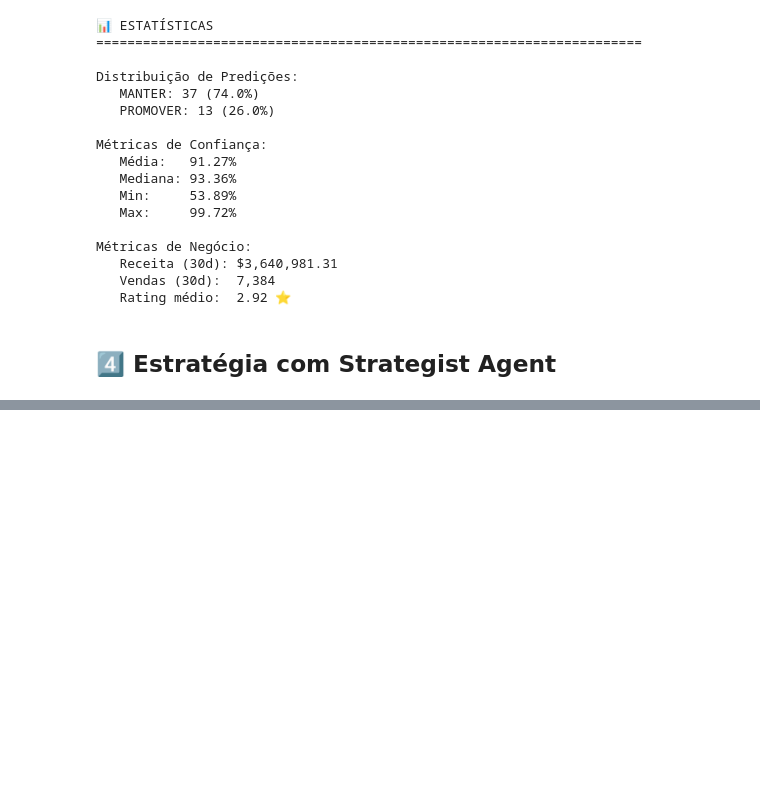
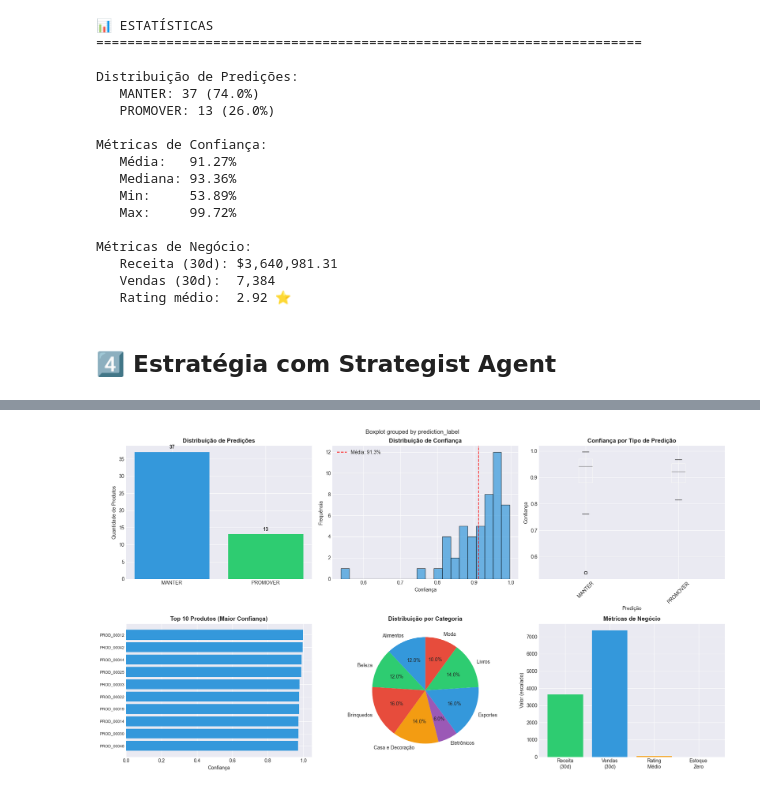
Before and after one commit to zemarchezi/nexocommerce-ml-agents, a Jupyter notebook: notebooks/03_multi_agent_demo.ipynb, the cells around one changed output, grey strips where cells are left out. Drawn from its saved outputs; the diff is of its cells as text; code cells hidden in the pictures; blank space fills up the shorter version.

```diff
--- a/notebooks/03_multi_agent_demo.ipynb
+++ b/notebooks/03_multi_agent_demo.ipynb
@@ -306,10 +263,0 @@ KeyError: 'recommendations'
-# %%
-# Visualizar ações prioritárias
-print("\n🚨 AÇÕES PRIORITÁRIAS")
-print("="*70)
-
-for i, action in enumerate(strategist_results['priority_actions'], 1):
-    print(f"\n{i}. [{action['priority']}] {action['action']}")
-    print(f"   Produtos: {action.get('count', 'N/A')}")
-    print(f"   Impacto: {action['expected_impact']}")
-    print(f"   Prazo: {action.get('deadline', 'N/A')}")
@@ -441,0 +324,72 @@ print("="*70)
+# %%
+predictions_df = pd.DataFrame(analyst_results['predictions'])
+
+fig, axes = plt.subplots(2, 3, figsize=(18, 10))
+fig.suptitle('📊 Análise de Predições do Ciclo de Vida dos Produtos',
+             fontsize=16, fontweight='bold')
+
+# 1. Distribuição de Predições
+ax1 = axes[0, 0]
+pred_dist = stats['predictions_distribution']
+colors = {'PROMOVER': '#2ecc71', 'MANTER': '#3498db', 'DESCONTINUAR': '#e74c3c'}
+ax1.bar(pred_dist.keys(), pred_dist.values(),
+        color=[colors.get(k, '#95a5a6') for k in pred_dist.keys()])
+ax1.set_title('Distribuição de Predições', fontweight='bold')
+ax1.set_ylabel('Quantidade de Produtos')
+for i, (k, v) in enumerate(pred_dist.items()):
+    ax1.text(i, v + 1, str(v), ha='center', fontweight='bold')
+
+# 2. Distribuição de Confiança
+ax2 = axes[0, 1]
+ax2.hist(predictions_df['confidence'], bins=20, color='#3498db', alpha=0.7, edgecolor='black')
+ax2.axvline(conf_metrics['mean'], color='red', linestyle='--',
+            label=f"Média: {conf_metrics['mean']*100:.1f}%")
+ax2.set_title('Distribuição de Confiança', fontweight='bold')
+ax2.set_xlabel('Confiança')
+ax2.set_ylabel('Frequência')
+ax2.legend()
+
+# 3. Confiança por Predição
+ax3 = axes[0, 2]
+predictions_df.boxplot(column='confidence', by='prediction_label', ax=ax3)
+ax3.set_title('Confiança por Tipo de Predição', fontweight='bold')
+ax3.set_xlabel('Predição')
+ax3.set_ylabel('Confiança')
+plt.sca(ax3)
+plt.xticks(rotation=45)
+
+# 4. Top 10 Produtos por Confiança
+ax4 = axes[1, 0]
+top_10 = predictions_df.nlargest(10, 'confidence')
+ax4.barh(range(len(top_10)), top_10['confidence'],
+         color=[colors.get(label, '#95a5a6') for label in top_10['prediction_label']])
+ax4.set_yticks(range(len(top_10)))
+ax4.set_yticklabels(top_10['product_id'], fontsize=8)
+ax4.set_title('Top 10 Produtos (Maior Confiança)', fontweight='bold')
+ax4.set_xlabel('Confiança')
+ax4.invert_yaxis()
+
+# 5. Distribuição por Categoria
+ax5 = axes[1, 1]
+category_counts = stats['category_breakdown']
+ax5.pie(category_counts.values(), labels=category_counts.keys(), autopct='%1.1f%%',
+        startangle=90, colors=['#3498db', '#2ecc71', '#e74c3c', '#f39c12', '#9b59b6'])
+ax5.set_title('Distribuição por Categoria', fontweight='bold')
+
+# 6. Métricas de Negócio
+ax6 = axes[1, 2]
+metrics_labels = ['Receita\n(30d)', 'Vendas\n(30d)', 'Rating\nMédio', 'Estoque\nZero']
+metrics_values = [
+    biz_metrics['total_revenue_last_30d'] / 1000,  # em milhares
+    biz_metrics['total_sales_last_30d'],
+    biz_metrics['average_rating'] * 20,  # escalar para visualização
+    biz_metrics['products_out_of_stock'] * 10  # escalar para visualização
+]
+bars = ax6.bar(metrics_labels, metrics_values, color=['#2ecc71', '#3498db', '#f39c12', '#e74c3c'])
+ax6.set_title('Métricas de Negócio', fontweight='bold')
+ax6.set_ylabel('Valor (escalado)')
+
+plt.tight_layout()
+plt.show()
+# %% [output]
+[figure, added]
```
Also changed, not shown: parts of 13 cells of this notebook, 2 other files.
